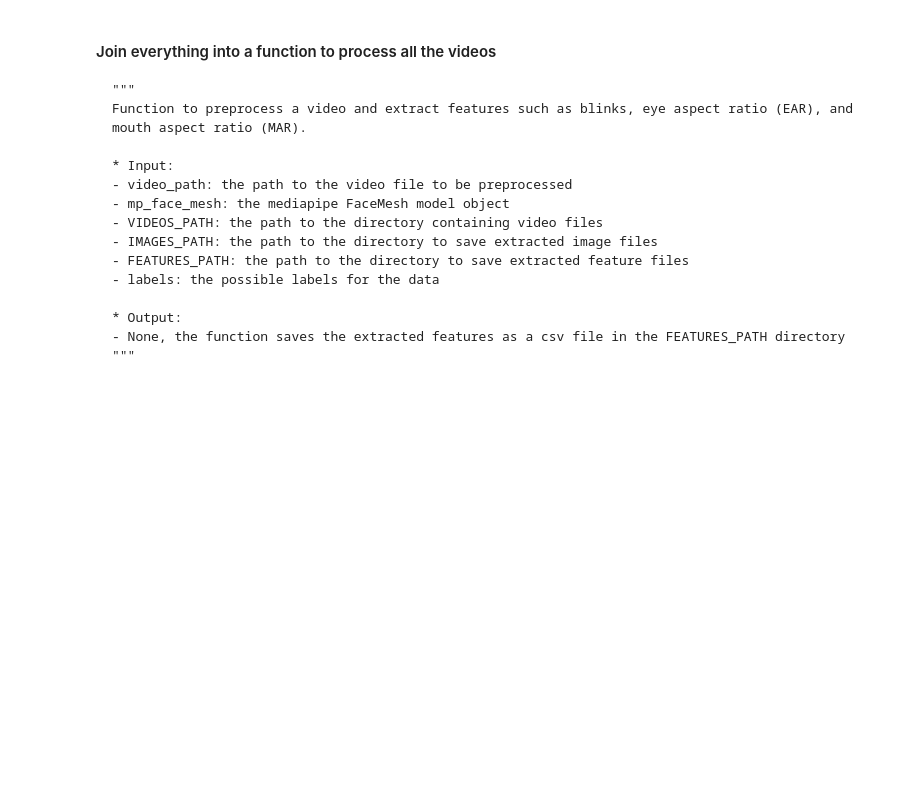
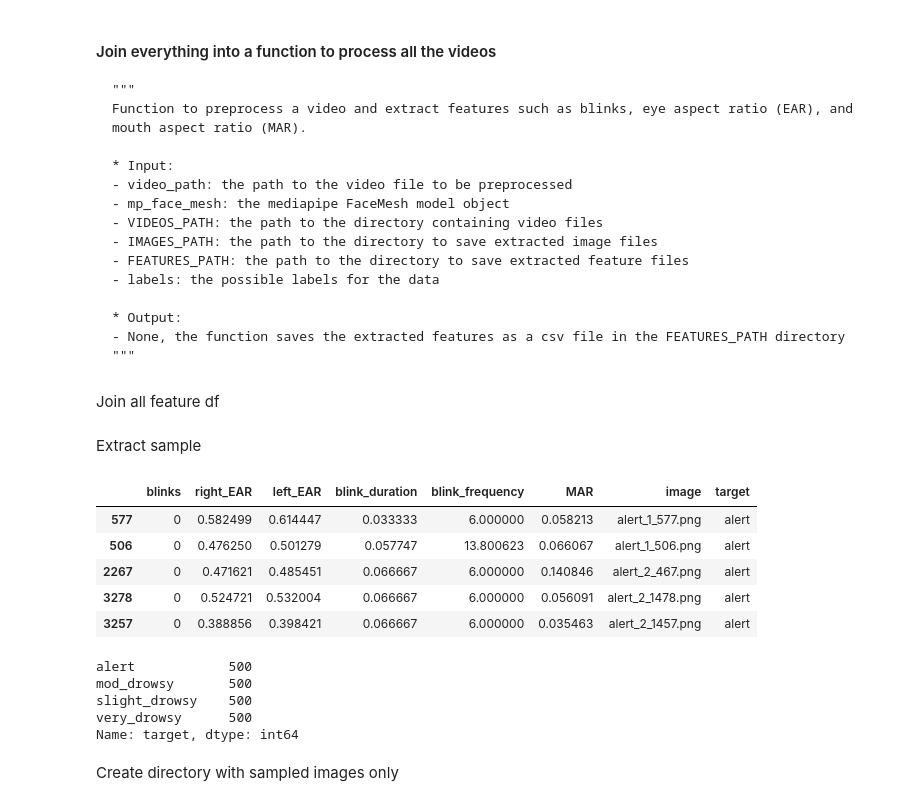
Before and after one commit to carlotala/TFG_BA_project_code, a Jupyter notebook: data_preprocess.ipynb, the cells around one changed output. Cells and saved outputs as stored; diff of their text form; code cells hidden in the pictures; blank space fills up the shorter version.

Commit message:
Adding code to sample images

```diff
--- a/data_preprocess.ipynb
+++ b/data_preprocess.ipynb
@@ -900,5 +901,7 @@ bright_images = get_transformed_images(video_name, images_array)
 # %%
 df_features = extract_features(video_path, video_name, mp_face_mesh, FEATURES_PATH, IMAGES_PATH, labels, bright_images, fps)
+# %% [markdown]
+Join all feature df
 # %%
 # Initialize an empty list to store the dataframes
 dfs = []
@@ -916,3 +919,27 @@ combined_df = pd.concat(dfs, ignore_index=True)
 
 # Save the combined dataframe as a new CSV file
 combined_df.to_csv(FEATURES_PATH+'/data_features.csv', index=False)
+# %% [markdown]
+Extract sample
+# %%
+# Using stratified sampling based on the general health variable
+df_sampled = combined_df.groupby('target').apply(
+    lambda x: x.sample(n=500)
+)
+df_sampled = df_sampled.droplevel(0)
+df_sampled.head()
+# %% [output]
+|  | blinks | right_EAR | left_EAR | blink_duration | blink_frequency | MAR | image | target |
+| 577 | 0 | 0.582499 | 0.614447 | 0.033333 | 6.000000 | 0.058213 | alert_1_577.png | alert |
+| 506 | 0 | 0.476250 | 0.501279 | 0.057747 | 13.800623 | 0.066067 | alert_1_506.png | alert |
+| 2267 | 0 | 0.471621 | 0.485451 | 0.066667 | 6.000000 | 0.140846 | alert_2_467.png | alert |
+| 3278 | 0 | 0.524721 | 0.532004 | 0.066667 | 6.000000 | 0.056091 | alert_2_1478.png | alert |
+| 3257 | 0 | 0.388856 | 0.398421 | 0.066667 | 6.000000 | 0.035463 | alert_2_1457.png | alert |
+# %%
+df_sampled['target'].value_counts()
+# %% [output]
+alert            500
+mod_drowsy       500
+slight_drowsy    500
+very_drowsy      500
+Name: target, dtype: int64
@@ -918,0 +948,2 @@ combined_df.to_csv(FEATURES_PATH+'/data_features.csv', index=False)
+# %% [markdown]
+Create directory with sampled images only
```
Also changed, not shown: parts of 7 cells of this notebook.
